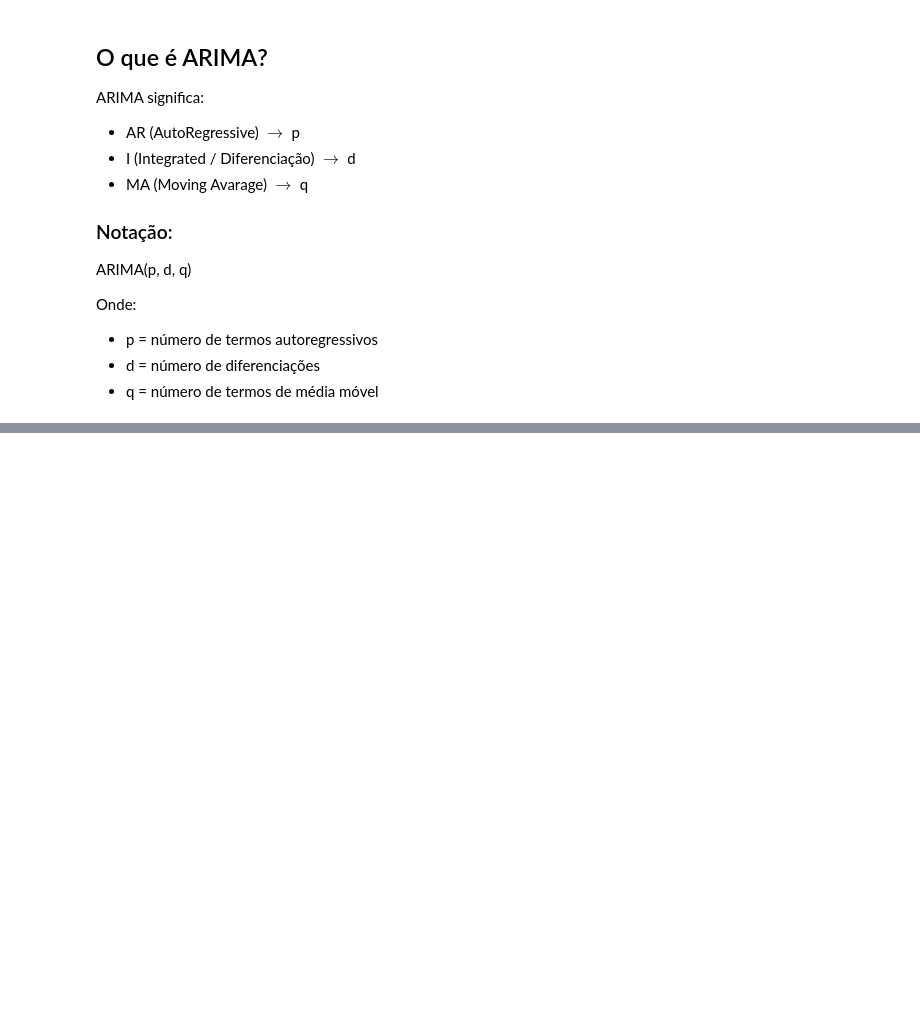
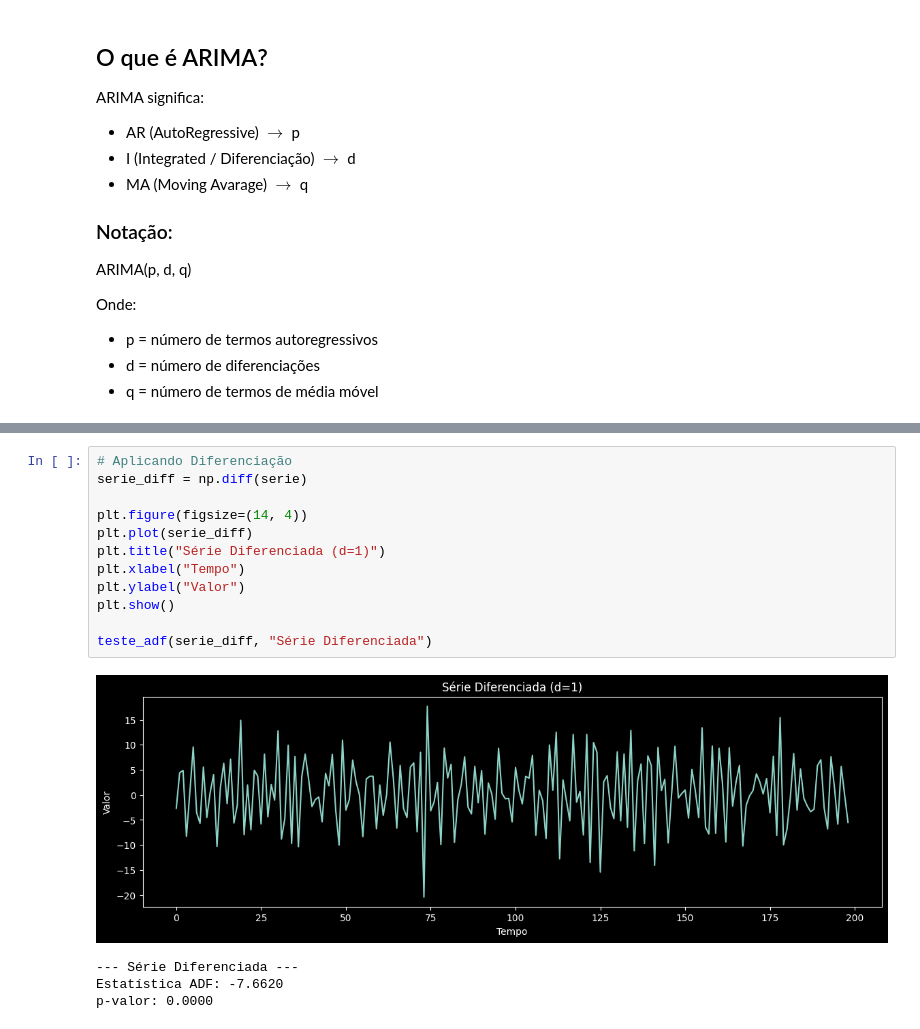
Before and after one commit to IsaacKosloski/varmax-study, a Jupyter notebook: notebooks/02_modelos_arima.ipynb, the cells around one changed output, grey strips where cells are left out. Drawn from its saved outputs; the diff is of its cells as text; blank space fills up the shorter version.

```diff
--- a/notebooks/02_modelos_arima.ipynb
+++ b/notebooks/02_modelos_arima.ipynb
@@ -47,0 +81,17 @@ serie = 0.5 * tempo + np.random.normal(0, 5, n)
+# %%
+# Aplicando Diferenciação
+serie_diff = np.diff(serie)
+
+plt.figure(figsize=(14, 4))
+plt.plot(serie_diff)
+plt.title("Série Diferenciada (d=1)")
+plt.xlabel("Tempo")
+plt.ylabel("Valor")
+plt.show()
+
+teste_adf(serie_diff, "Série Diferenciada")
+# %% [output]
+[figure, added]
+--- Série Diferenciada ---
+Estatística ADF: -7.6620
+p-valor: 0.0000
```
Also changed, not shown: parts of 11 cells of this notebook, 5 other files.
